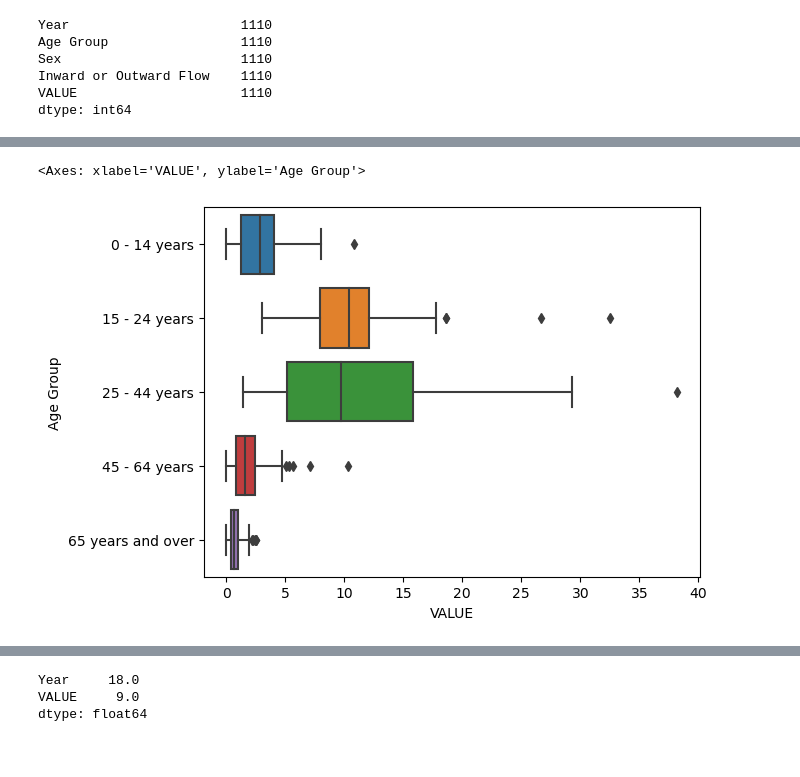
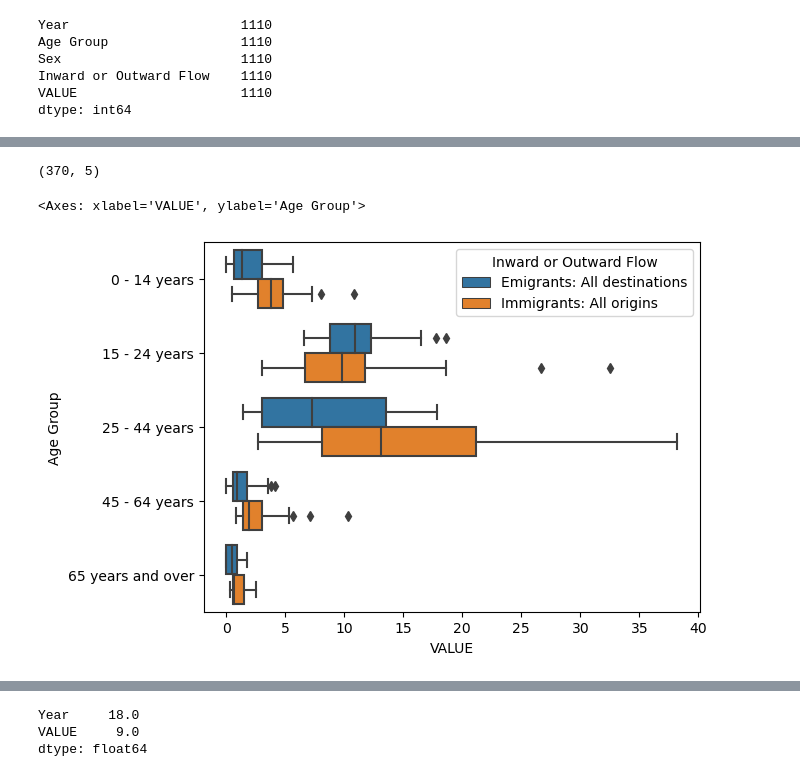
Before and after one commit to RubenCharleston/CA1-Migration-in-Ireland, a Jupyter notebook: Untitled.ipynb, the cells around one changed output, grey strips where cells are left out. Saved outputs shown, nothing was run; the diff lists cells and outputs as text; code cells hidden in the pictures.

Commit message:
boxplots per migration

```diff
--- a/Untitled.ipynb
+++ b/Untitled.ipynb
@@ -272,6 +280,10 @@ dfBothSexes.head()
+# %%
+dfBothSexes.shape
+# %% [output]
+(370, 5)
 # %%
 #Detecting outliers
-sns.boxplot(y=dfFemale['Age Group'], x=dfFemale.VALUE)
+sns.boxplot(y=dfFemale['Age Group'], x=dfFemale.VALUE, hue=dfFemale["Inward or Outward Flow"])
 # %% [output]
 <Axes: xlabel='VALUE', ylabel='Age Group'>
-[figure, old version]
+[figure, new version]
```
Also changed, not shown: parts of 24 cells of this notebook.
